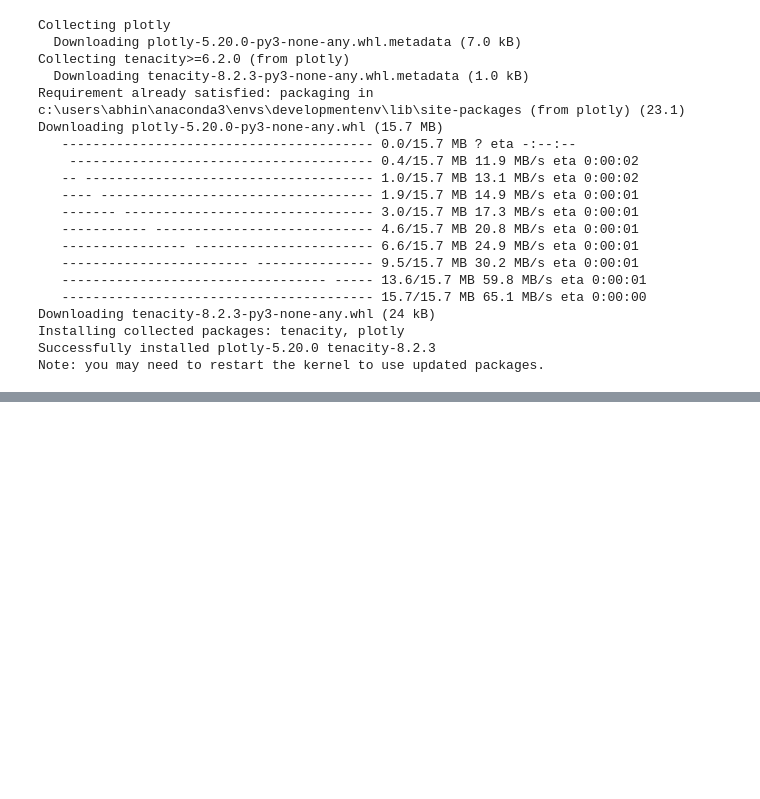
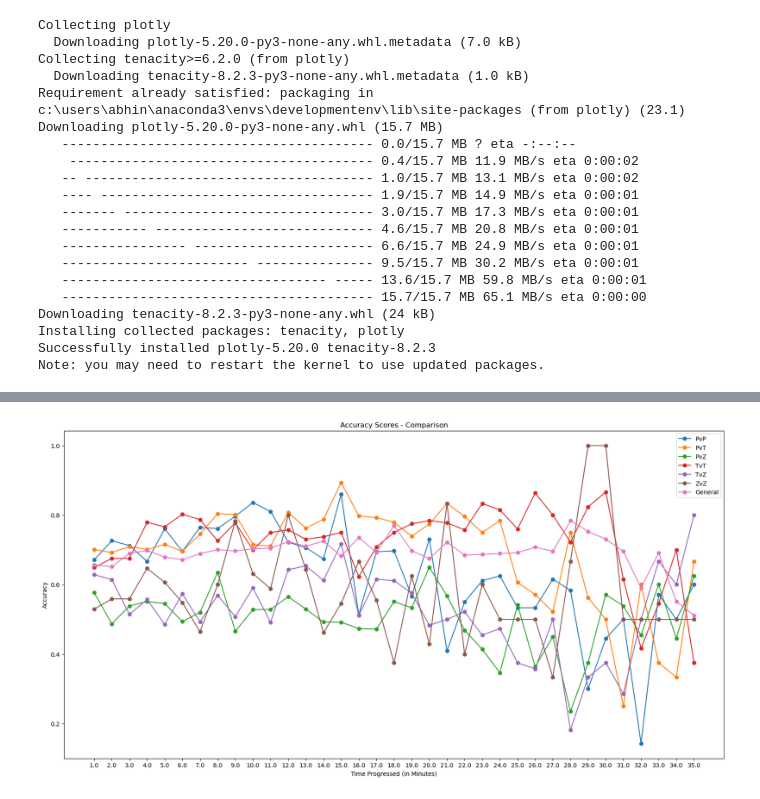
Before and after one commit to Abhinav-kk/StarCraft-Game-Outcome-Prediction, a Jupyter notebook: Project Notebooks/Time_Based_Model.ipynb, the cells around one changed output, grey strips where cells are left out. Cells and saved outputs as stored; diff of their text form; code cells hidden in the pictures; blank space fills up the shorter version.

Commit message:
Added logistic regression to time based model

```diff
--- a/Project Notebooks/Time_Based_Model.ipynb
+++ b/Project Notebooks/Time_Based_Model.ipynb
@@ -613,0 +618,80 @@ fig.show()
+# %%
+files = ['1D_All_ReplaysData_PvP.csv', '1D_All_ReplaysData_PvT.csv', '1D_All_ReplaysData_PvZ.csv', '1D_All_ReplaysData_TvT.csv', '1D_All_ReplaysData_TvZ.csv', '1D_All_ReplaysData_ZvZ.csv', 'StarCraft_Combined_Dataset.csv']
+# %%
+temp_array = []
+ticks_array = []
+def calculate_for_per2(per):
+    # Apply the function to each group of 'ReplayID' and concatenate the results
+    nearest_rows = data[data['Frame'] == per]
+
+    # Define features (X) and target variable (y)
+    X = nearest_rows.drop(['Winner'], axis=1)
+    y = nearest_rows['Winner']
+    num_columns = X.select_dtypes(include=['int64', 'float64']).columns
+    ct = make_column_transformer(
+        (MinMaxScaler(), num_columns),
+        (StandardScaler(), num_columns),
+        remainder='passthrough'
+    )
+
+    X = ct.fit_transform(X)
+    # Split the data into training and testing sets
+    X_train, X_test, y_train, y_test = train_test_split(X, y, test_size=0.2, random_state=42)
+
+    # Initialize the Logistic Regression (you can choose other classifiers as well)
+    clf = LogisticRegression(solver='liblinear', max_iter=1000, C=0.1, penalty='l1')
+
+    # Train the model
+    clf.fit(X_train, y_train)
+
+    # Make predictions on the test set
+    y_pred = clf.predict(X_test)
+
+    # Evaluate the model
+    accuracy = accuracy_score(y_test, y_pred)
+    print(f'Accuracy: {accuracy:.2f}')
+
+    # Return cross-validation scores
+    return accuracy
+
+for file in files:
+    # Load the data
+    data = pd.read_csv('../Processed Datasets/' + file)  # Replace with your actual file path
+
+    # Assuming combined_data is your DataFrame
+    data = data.drop(data[data['Winner'] == 0].index)
+    # Assuming df is your DataFrame and 'ReplayID' is the column to be encoded
+    label_encoder = LabelEncoder()
+    label_encoders = {}
+
+    for column in ['ReplayID', 'Player1_Race', 'Player2_Race', 'MapName']:
+        label_encoders[column] = LabelEncoder()
+        data[column] = label_encoders[column].fit_transform(data[column])
+
+
+    plt.figure(figsize=(20, 10))
+    temp = []
+
+    # max frame rounded to multiples of 1800
+    max_frame = data['Frame'].max()
+    ticks = []
+    for i in range(1800, max_frame, 1800):
+        print(i/1800)
+        temp.append(calculate_for_per2(i))
+        ticks.append(i/1800)
+    temp_array.append(temp)
+    ticks_array.append(ticks)
+
+labels = ['PvP',"PvT","PvZ","TvT","TvZ","ZvZ","General"]
+# plt.plot(range(1800, max_frame, 1800),temp, marker='o', linestyle='-')
+for i in range(len(temp_array)):
+    plt.plot(range(1800, max_frame, 1800),temp_array[i], marker='o', linestyle='-', label=labels[i])
+#replace y labels with 1 min to max min where 1800 = 1 min
+plt.xlabel('Time Progressed (in Minutes)')
+# make x ticks the range of values from ticks array
+plt.xticks(range(1800, max_frame, 1800), ticks)
+plt.ylabel('Accuracy')
+plt.title('Accuracy Scores - Comparison')
+plt.legend()
+plt.show()
+# %% [output]
@@ -613,0 +721 @@ fig.show()
+[figure, added]
```
Also changed, not shown: parts of 11 cells of this notebook.
